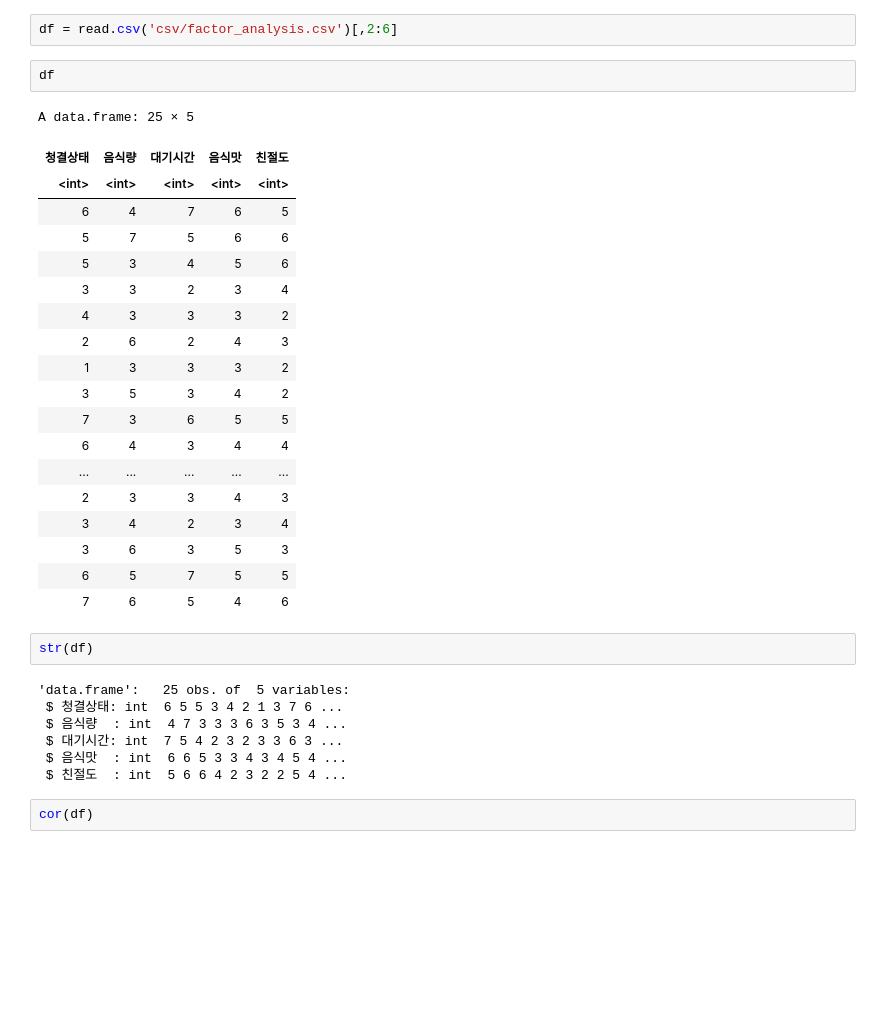
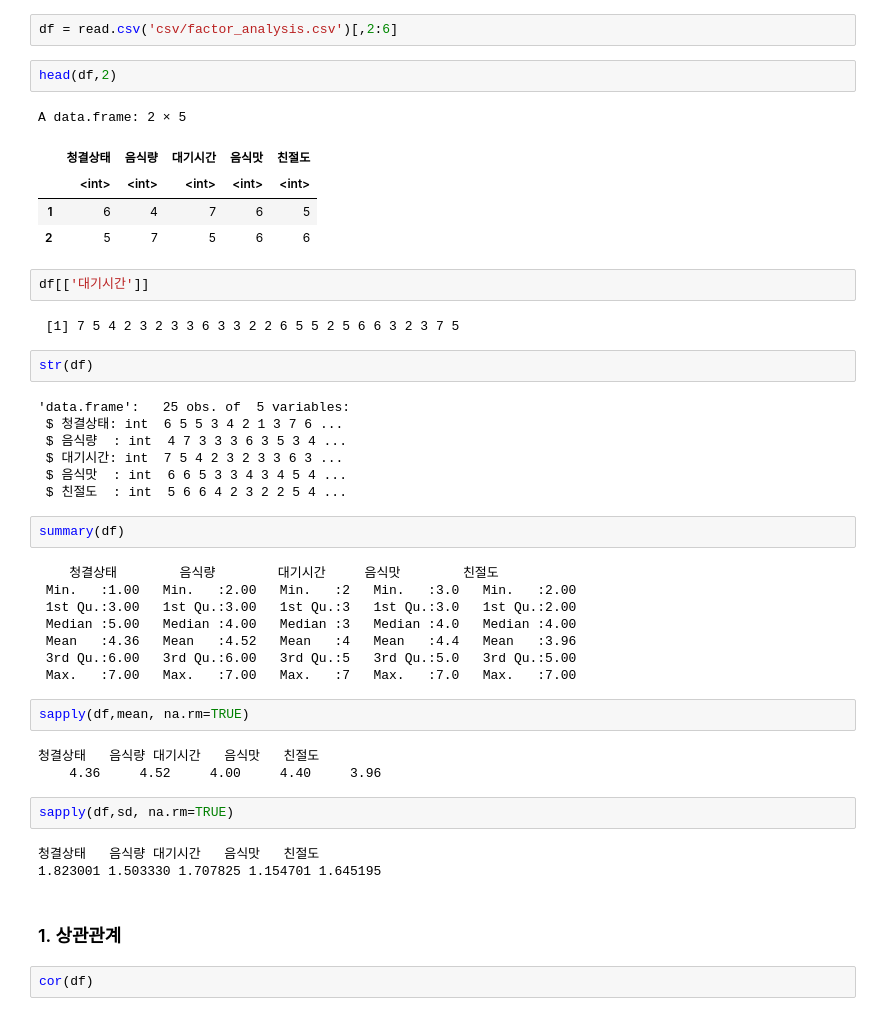
Before and after one commit to SJinLee/BasicStatatistics, a Jupyter notebook: advanced2.ipynb, the cells around one changed output. Drawn from its saved outputs; the diff is of its cells as text; blank space fills up the shorter version.

```diff
--- a/advanced2.ipynb
+++ b/advanced2.ipynb
@@ -1,27 +1,17 @@
 # %%
 df = read.csv('csv/factor_analysis.csv')[,2:6]
+# %%
+head(df,2)
+# %% [output]
+A data.frame: 2 × 5
+|  | 청결상태 | 음식량 | 대기시간 | 음식맛 | 친절도 |
+|  | <int> | <int> | <int> | <int> | <int> |
+| 1 | 6 | 4 | 7 | 6 | 5 |
+| 2 | 5 | 7 | 5 | 6 | 6 |
 # %%
-df
+df[['대기시간']]
 # %% [output]
-A data.frame: 25 × 5
+ [1] 7 5 4 2 3 2 3 3 6 3 3 2 2 6 5 5 2 5 6 6 3 2 3 7 5
-| 청결상태 | 음식량 | 대기시간 | 음식맛 | 친절도 |
-| <int> | <int> | <int> | <int> | <int> |
-| 6 | 4 | 7 | 6 | 5 |
-| 5 | 7 | 5 | 6 | 6 |
-| 5 | 3 | 4 | 5 | 6 |
-| 3 | 3 | 2 | 3 | 4 |
-| 4 | 3 | 3 | 3 | 2 |
-| 2 | 6 | 2 | 4 | 3 |
-| 1 | 3 | 3 | 3 | 2 |
-| 3 | 5 | 3 | 4 | 2 |
-| 7 | 3 | 6 | 5 | 5 |
-| 6 | 4 | 3 | 4 | 4 |
-| ... | ... | ... | ... | ... |
-| 2 | 3 | 3 | 4 | 3 |
-| 3 | 4 | 2 | 3 | 4 |
-| 3 | 6 | 3 | 5 | 3 |
-| 6 | 5 | 7 | 5 | 5 |
-| 7 | 6 | 5 | 4 | 6 |
 # %%
 str(df)
 # %% [output]
@@ -31,6 +21,28 @@ str(df)
  $ 대기시간: int  7 5 4 2 3 2 3 3 6 3 ...
  $ 음식맛  : int  6 6 5 3 3 4 3 4 5 4 ...
  $ 친절도  : int  5 6 6 4 2 3 2 2 5 4 ...
+# %%
+summary(df)
+# %% [output]
+    청결상태        음식량        대기시간     음식맛        친절도
+ Min.   :1.00   Min.   :2.00   Min.   :2   Min.   :3.0   Min.   :2.00
+ 1st Qu.:3.00   1st Qu.:3.00   1st Qu.:3   1st Qu.:3.0   1st Qu.:2.00
+ Median :5.00   Median :4.00   Median :3   Median :4.0   Median :4.00
+ Mean   :4.36   Mean   :4.52   Mean   :4   Mean   :4.4   Mean   :3.96
+ 3rd Qu.:6.00   3rd Qu.:6.00   3rd Qu.:5   3rd Qu.:5.0   3rd Qu.:5.00
+ Max.   :7.00   Max.   :7.00   Max.   :7   Max.   :7.0   Max.   :7.00
+# %%
+sapply(df,mean, na.rm=TRUE)
+# %% [output]
+청결상태   음식량 대기시간   음식맛   친절도
+    4.36     4.52     4.00     4.40     3.96
+# %%
+sapply(df,sd, na.rm=TRUE)
+# %% [output]
+청결상태   음식량 대기시간   음식맛   친절도
+1.823001 1.503330 1.707825 1.154701 1.645195
+# %% [markdown]
+### 1. 상관관계
 # %%
 cor(df)
 # %% [output]
```
Also changed, not shown: parts of 36 cells of this notebook.
